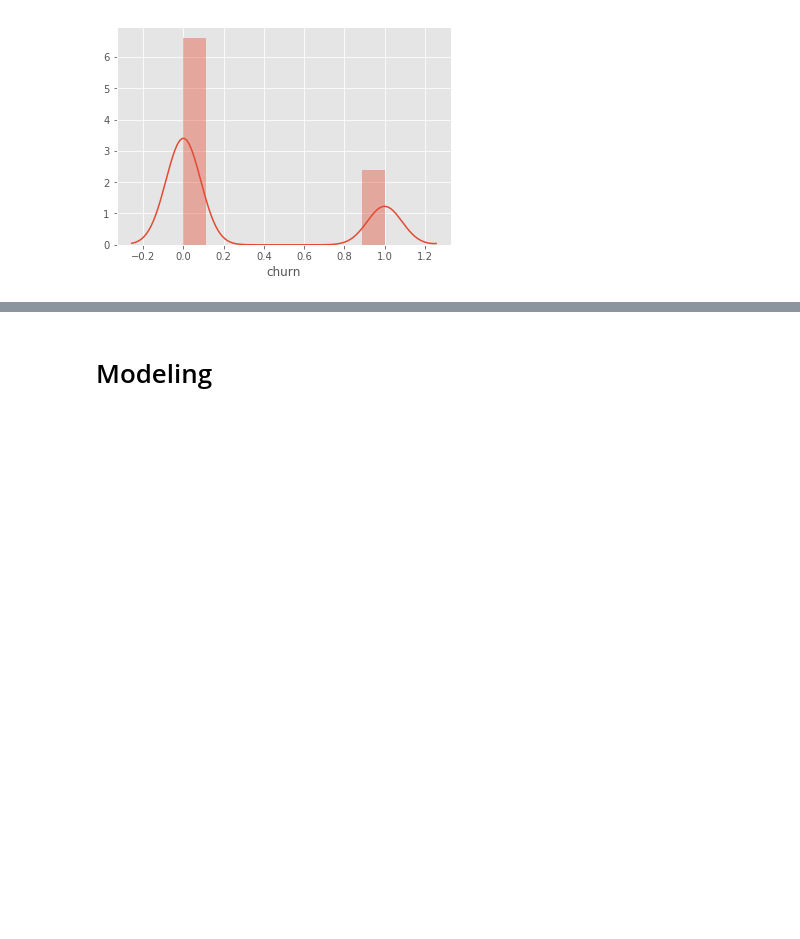
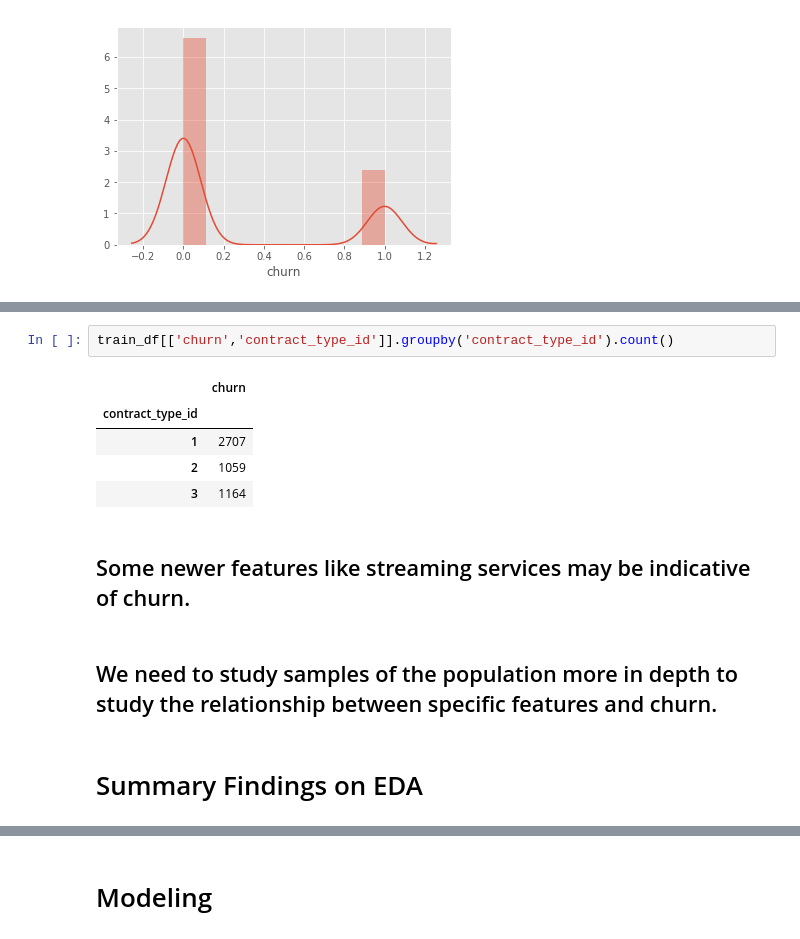
Before and after one commit to jess-katy/classification_project, a Jupyter notebook: Classification_Proj_Jess_Katy_MASTER.ipynb, the cells around one changed output, grey strips where cells are left out. Cells and saved outputs as stored; diff of their text form; blank space fills up the shorter version.

```diff
--- a/Classification_Proj_Jess_Katy_MASTER.ipynb
+++ b/Classification_Proj_Jess_Katy_MASTER.ipynb
@@ -1527,0 +1412,14 @@ Summarize your conclusions, provide clear answers to the specific questions, and
+# %%
+train_df[['churn','contract_type_id']].groupby('contract_type_id').count()
+# %% [output]
+|  | churn |
+| contract_type_id |  |
+| 1 | 2707 |
+| 2 | 1059 |
+| 3 | 1164 |
+# %% [markdown]
+## Some newer features like streaming services may be indicative of churn.
+# %% [markdown]
+## We need to study samples of the population more in depth to study the relationship between specific features and churn.
+# %% [markdown]
+# Summary Findings on EDA
```
Also changed, not shown: parts of 52 cells of this notebook.
